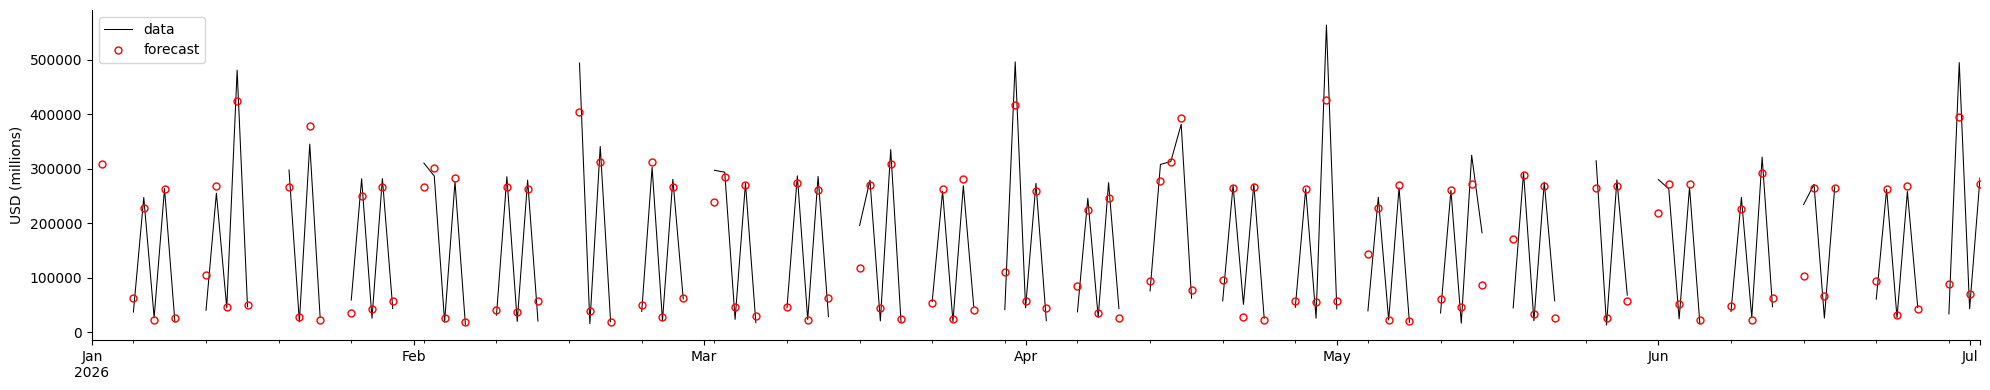
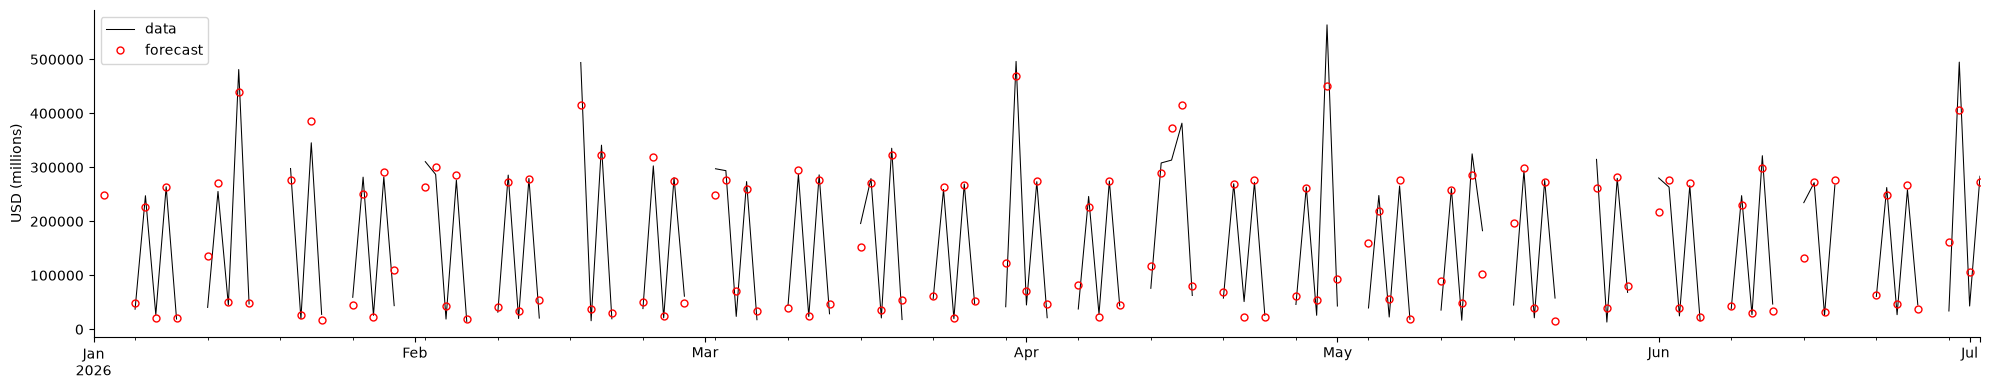
Code edit (unified diff) that turned the first committed figure into the second:
--- before
+++ after
@@ -1,7 +1,7 @@
 # prepare data for plot
 year_df = series.to_dataframe()
-year_df = year_df[year_df.index.year == 2026] # isolate 2025
+year_df = year_df[year_df.index.year == 2026]
 year_ts = TimeSeries.from_dataframe(year_df)
-obs = ~np.isnan(year_ts.values()).flatten() # plot only days with observations
+obs = ~np.isnan(year_ts.values()).flatten()
 xx = df_forecast.index[obs]
 yy = df_forecast.FLOW.values[obs]
@@ -12,7 +12,7 @@
 plt.plot(xx, yy, 'or', markersize=5, mfc='none', label='forecast')
 plt.ylabel('USD (millions)', fontweight='normal')
+plt.legend()
 plt.xlabel(None)
 plt.gca().spines[['top', 'right']].set_visible(False)
-plt.legend()
 plt.tight_layout()
 plt.show()

Commit: q